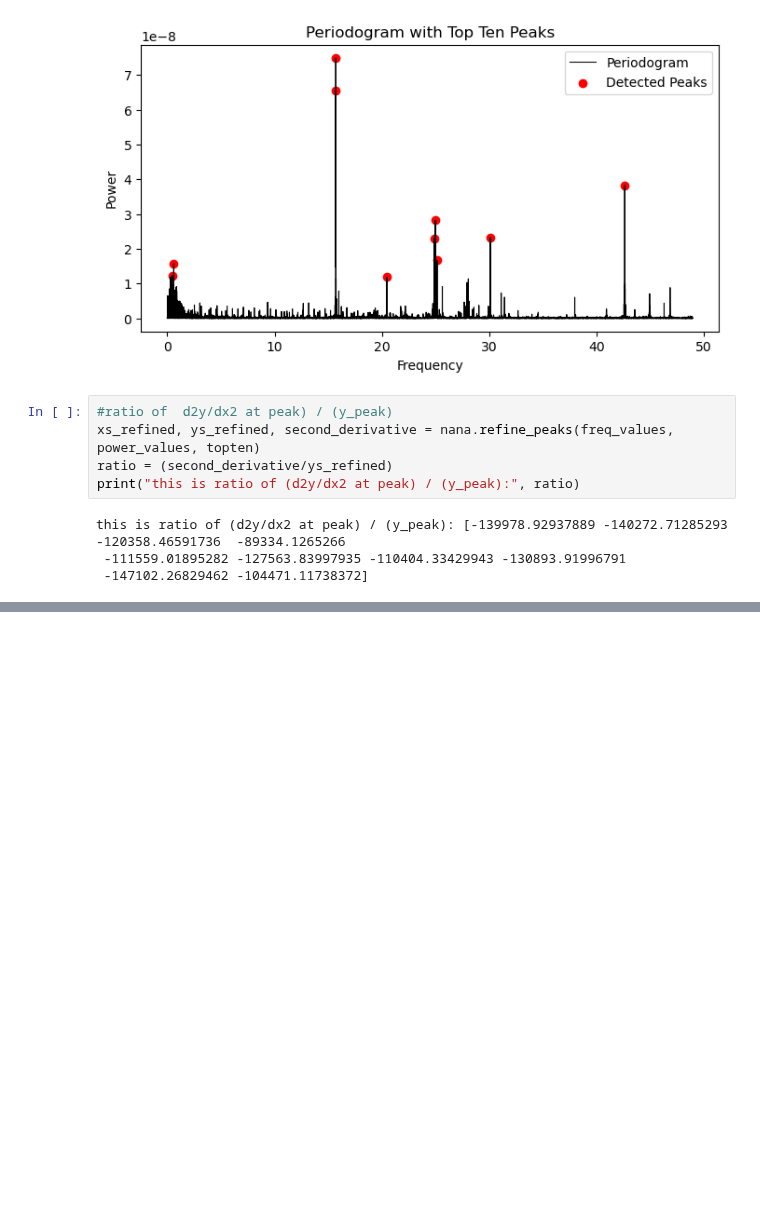
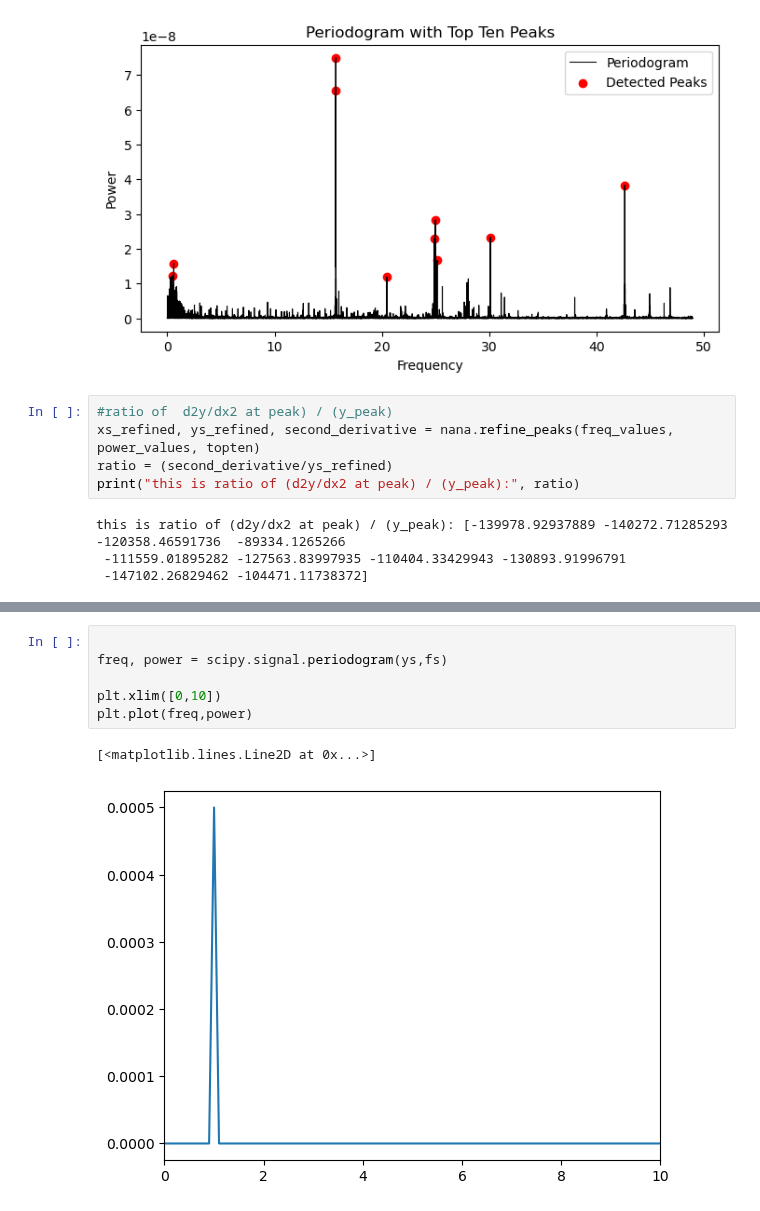
Before and after one commit to Hoggnation/cataloging_coherent_oscillators, a Jupyter notebook: threshold_function.ipynb, the cells around one changed output, grey strips where cells are left out. Cells and saved outputs as stored; diff of their text form; blank space fills up the shorter version.

```diff
--- a/threshold_function.ipynb
+++ b/threshold_function.ipynb
@@ -331,0 +347,9 @@ print(type(freq_values), type(power_values))
+# %%
+
+freq, power = scipy.signal.periodogram(ys,fs)
+
+plt.xlim([0,10])
+plt.plot(freq,power)
+# %% [output]
+[<matplotlib.lines.Line2D at 0x...>]
+[figure, added]
```
Also changed, not shown: parts of 28 cells of this notebook.
